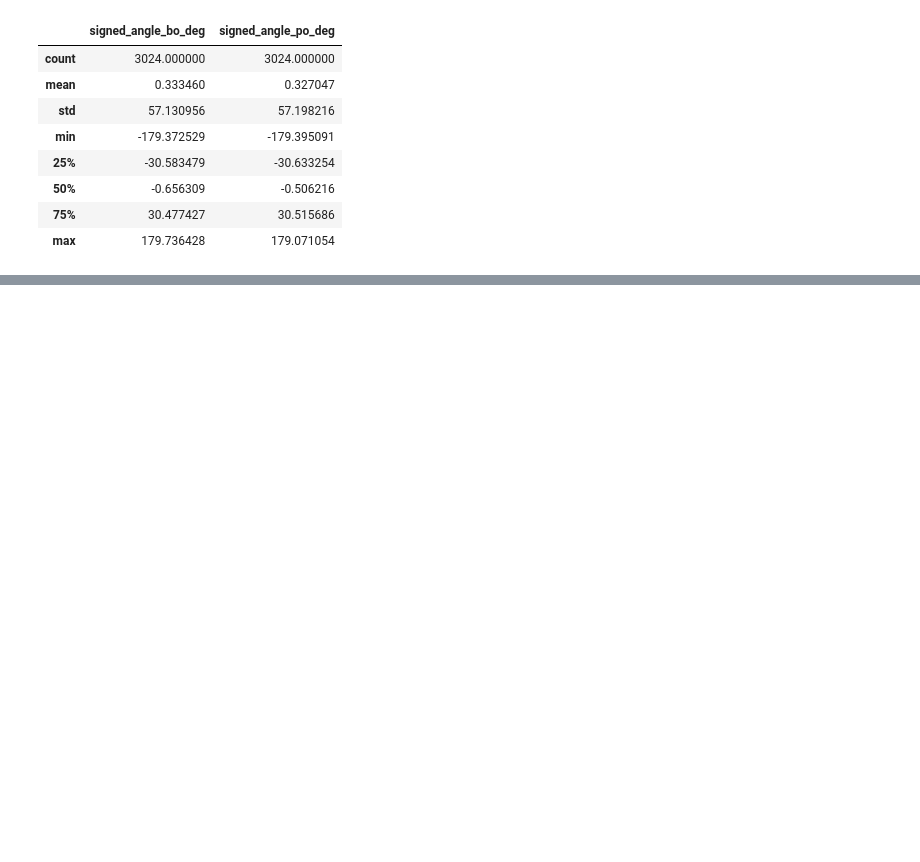
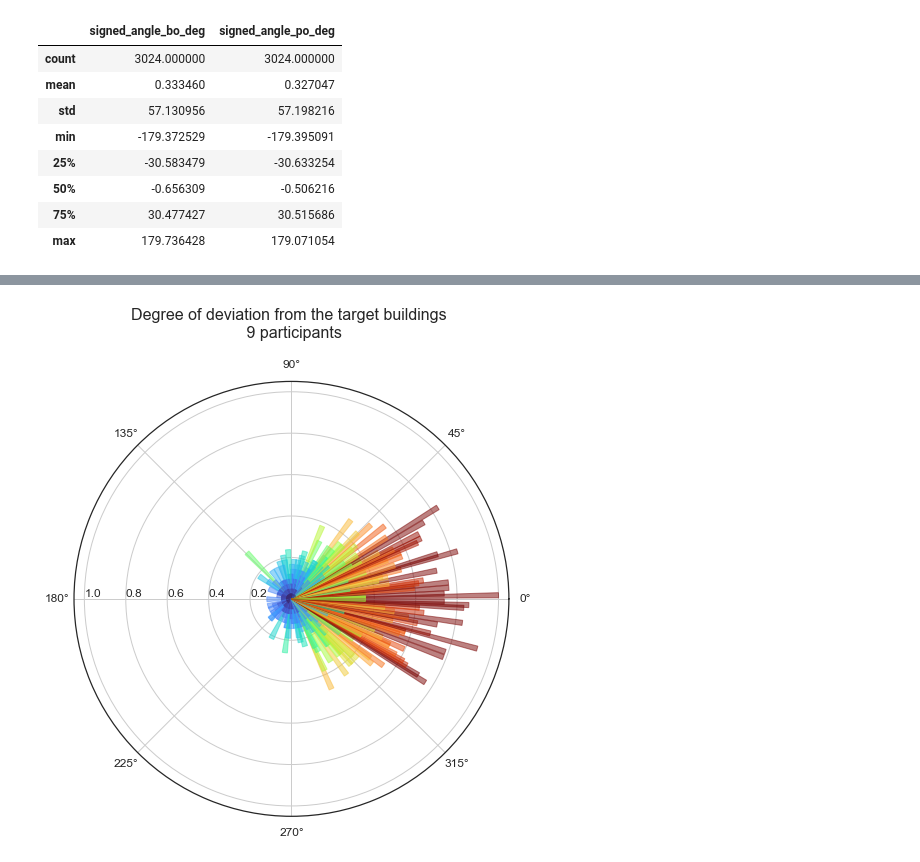
Before and after one commit to nora-maleki/humanA-pointing-task-analysis, a Jupyter notebook: analyses/01_main/01_preprocessing.ipynb, the cells around one changed output, grey strips where cells are left out. Cells and saved outputs as stored; diff of their text form; code cells hidden in the pictures; blank space fills up the shorter version.

```diff
--- a/analyses/01_main/01_preprocessing.ipynb
+++ b/analyses/01_main/01_preprocessing.ipynb
@@ -491,0 +475,8 @@ plt.show()
+# %%
+freq_df = pd.DataFrame({
+    'angles' : df_cleaned.final_360_bo_deg_angles_rounded.sort_values().unique(),
+    'frequency' : df_cleaned.final_360_bo_deg_angles_rounded.value_counts().sort_index().values
+    })
+
+freq_df['proportion'] = freq_df.frequency / max(freq_df.frequency)
+freq_df.describe()
@@ -491,0 +493,16 @@ plt.show()
+# %%
+theta = np.deg2rad(freq_df.angles)
+radii = freq_df.proportion
+width = np.pi / (3*freq_df.frequency)
+
+f = plt.figure(figsize=(8,8))
+ax = f.add_subplot(polar=True)
+
+colors = plt.cm.turbo(freq_df.frequency / 30)
+ax.bar(theta, radii, width=width, color=colors, edgecolor=colors, bottom=0, alpha=0.5)
+ax.set_rlabel_position(-180)
+ax.tick_params(labelsize=12)
+ax.set_title('Degree of deviation from the target buildings \n 9 participants', size=16, va='bottom', y=1.08)
+plt.show()
+# %% [output]
+[figure, added]
```
Also changed, not shown: parts of 16 cells of this notebook.
